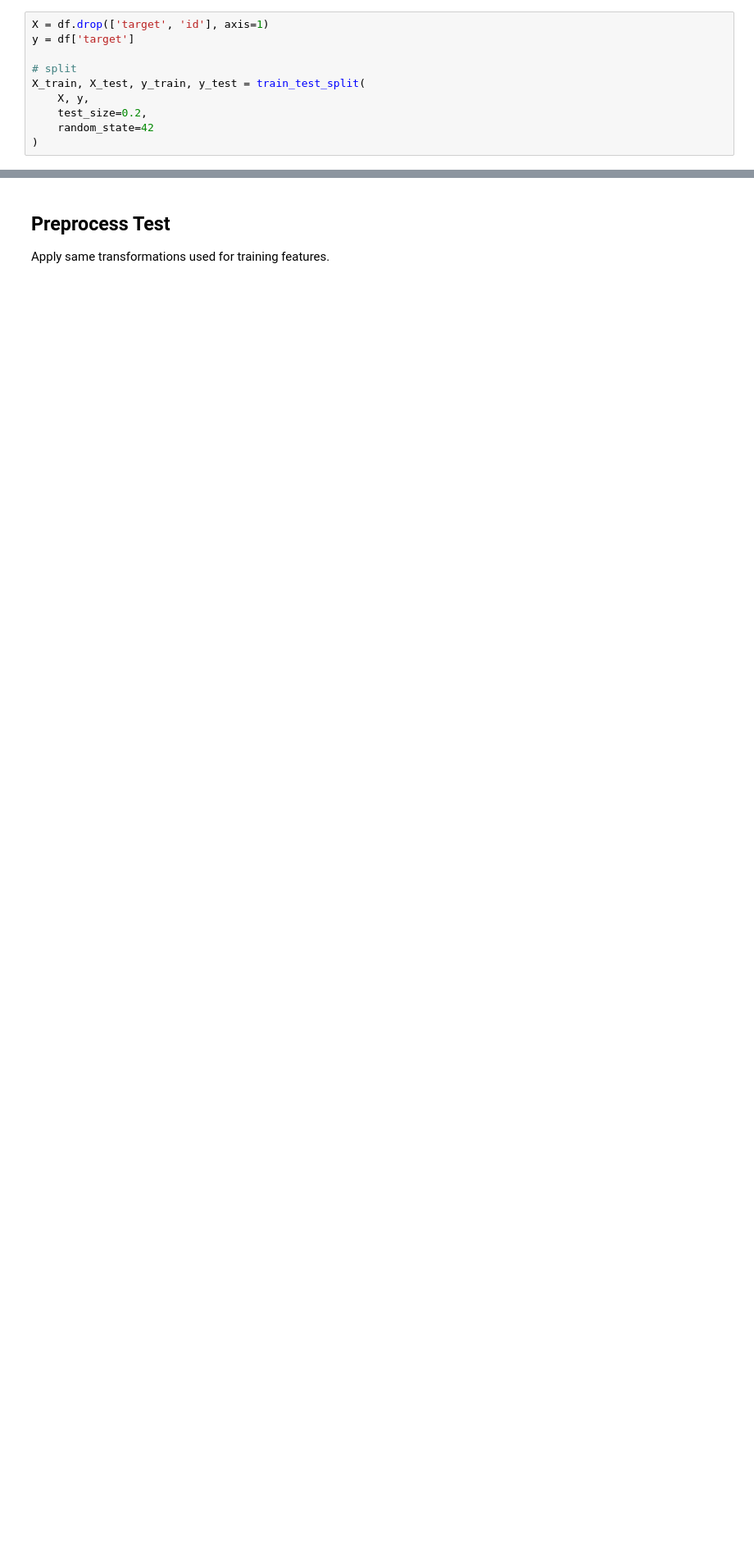
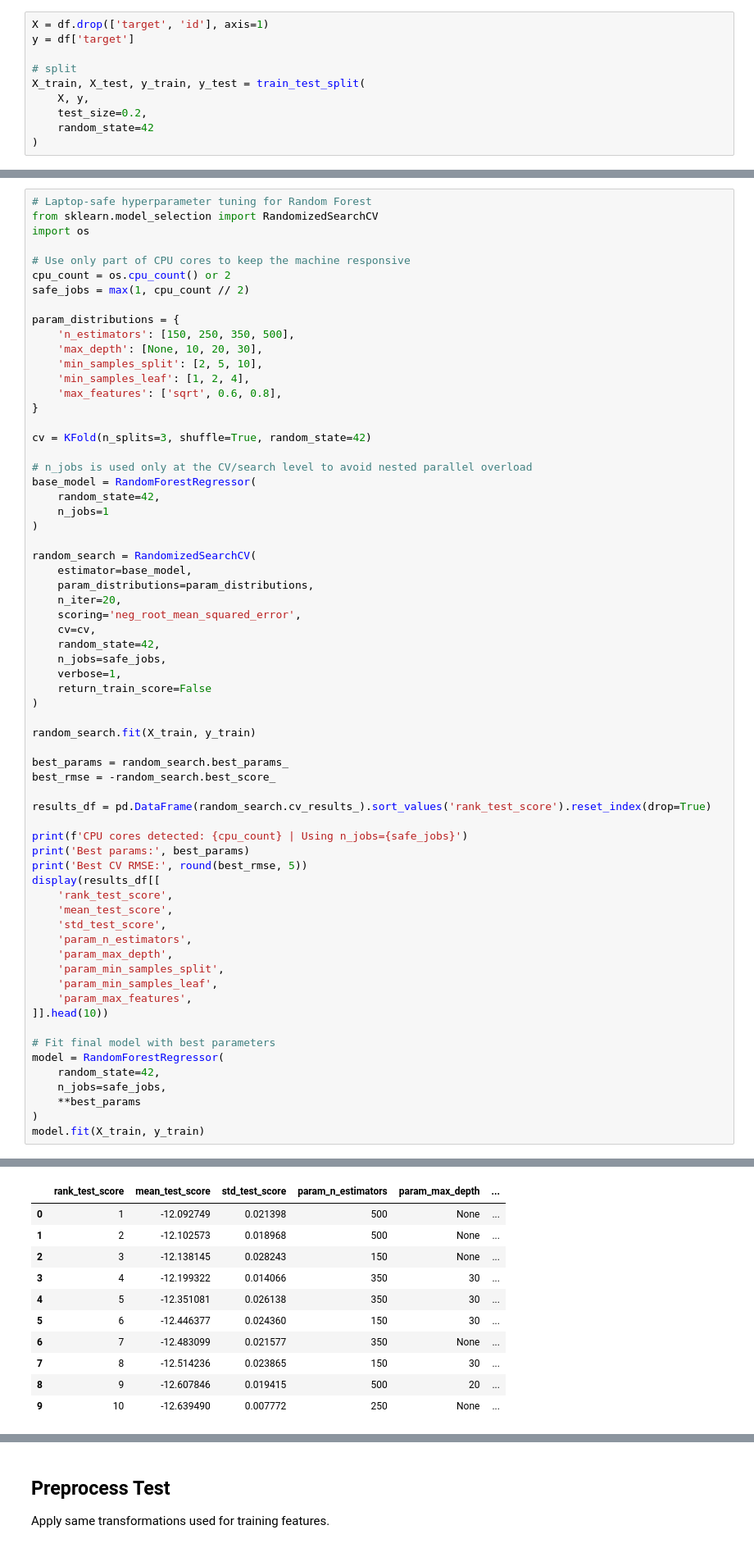
Before and after one commit to TenathDilusha/kaggle-Regression, a Jupyter notebook: random_forst.ipynb, the cells around one changed output, grey strips where cells are left out. Shown at 82% size. Cells and saved outputs as stored; diff of their text form; blank space fills up the shorter version.

```diff
--- a/main.ipynb
+++ b/random_forst.ipynb
@@ -185,0 +142,66 @@ CV RMSE std: 0.10074
+# %%
+# Laptop-safe hyperparameter tuning for Random Forest
+from sklearn.model_selection import RandomizedSearchCV
+import os
+
+# Use only part of CPU cores to keep the machine responsive
+cpu_count = os.cpu_count() or 2
+safe_jobs = max(1, cpu_count // 2)
+
+param_distributions = {
+    'n_estimators': [150, 250, 350, 500],
+    'max_depth': [None, 10, 20, 30],
+    'min_samples_split': [2, 5, 10],
+    'min_samples_leaf': [1, 2, 4],
+    'max_features': ['sqrt', 0.6, 0.8],
+}
+
+cv = KFold(n_splits=3, shuffle=True, random_state=42)
+
+# n_jobs is used only at the CV/search level to avoid nested parallel overload
+base_model = RandomForestRegressor(
+    random_state=42,
+    n_jobs=1
+)
+
+random_search = RandomizedSearchCV(
+    estimator=base_model,
+    param_distributions=param_distributions,
+    n_iter=20,
+    scoring='neg_root_mean_squared_error',
+    cv=cv,
+    random_state=42,
+    n_jobs=safe_jobs,
+    verbose=1,
+    return_train_score=False
+)
+
+random_search.fit(X_train, y_train)
+
+best_params = random_search.best_params_
+best_rmse = -random_search.best_score_
+
+results_df = pd.DataFrame(random_search.cv_results_).sort_values('rank_test_score').reset_index(drop=True)
+
+print(f'CPU cores detected: {cpu_count} | Using n_jobs={safe_jobs}')
+print('Best params:', best_params)
+print('Best CV RMSE:', round(best_rmse, 5))
+display(results_df[[
+    'rank_test_score',
+    'mean_test_score',
+    'std_test_score',
+    'param_n_estimators',
+    'param_max_depth',
+    'param_min_samples_split',
+    'param_min_samples_leaf',
+    'param_max_features',
+]].head(10))
+
+# Fit final model with best parameters
+model = RandomForestRegressor(
+    random_state=42,
+    n_jobs=safe_jobs,
+    **best_params
+)
+model.fit(X_train, y_train)
+# %% [output]
@@ -185,0 +212,11 @@ CV RMSE std: 0.10074
+|  | rank_test_score | mean_test_score | std_test_score | param_n_estimators | param_max_depth | ... |
+| 0 | 1 | -12.092749 | 0.021398 | 500 | None | ... |
+| 1 | 2 | -12.102573 | 0.018968 | 500 | None | ... |
+| 2 | 3 | -12.138145 | 0.028243 | 150 | None | ... |
+| 3 | 4 | -12.199322 | 0.014066 | 350 | 30 | ... |
+| 4 | 5 | -12.351081 | 0.026138 | 350 | 30 | ... |
+| 5 | 6 | -12.446377 | 0.024360 | 150 | 30 | ... |
+| 6 | 7 | -12.483099 | 0.021577 | 350 | None | ... |
+| 7 | 8 | -12.514236 | 0.023865 | 150 | 30 | ... |
+| 8 | 9 | -12.607846 | 0.019415 | 500 | 20 | ... |
+| 9 | 10 | -12.639490 | 0.007772 | 250 | None | ... |
```
Also changed, not shown: parts of 11 cells of this notebook, 3 other files.
